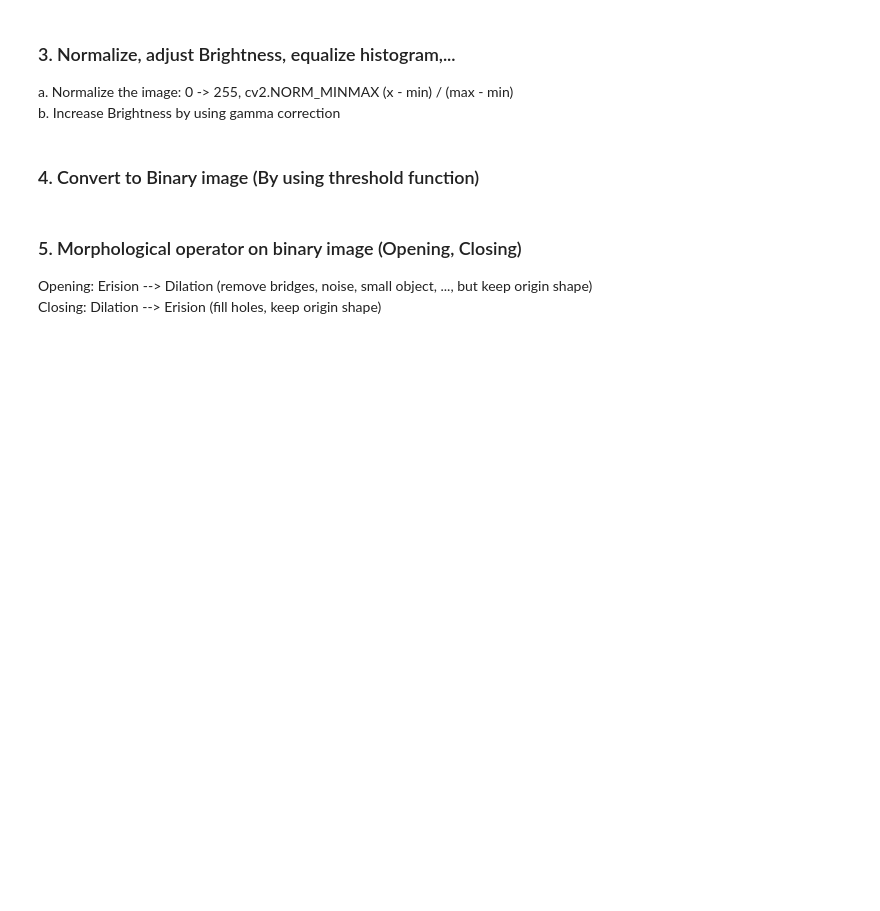
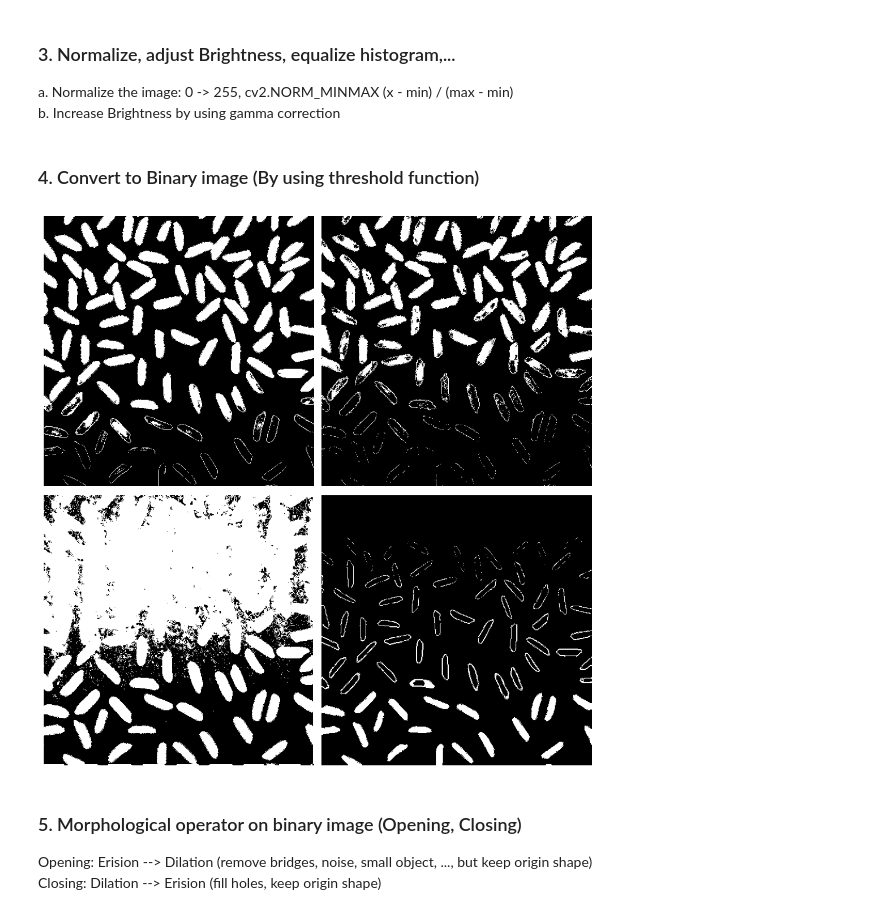
Before and after one commit to VanBao985/cv-project-lab-bkai, a Jupyter notebook: prj_week_1.ipynb, the cells around one changed output. Drawn from its saved outputs; the diff is of its cells as text; code cells hidden in the pictures; blank space fills up the shorter version.

```diff
--- a/prj_week_1.ipynb
+++ b/prj_week_1.ipynb
@@ -104,7 +109,7 @@ b. Increase Brightness by using gamma correction
 normalized_image = []
 for img in laplacian_image:
     normalized = cv2.normalize(img, None, 0, 255, cv2.NORM_MINMAX).astype('uint8')
-    gamma = 0.45
+    gamma = 0.25
     gamma_corrected = np.array(255*((img / 255) ** gamma), dtype = 'uint8')
     normalized_image.append(gamma_corrected)
 # %% [markdown]
@@ -112,12 +117,14 @@ for img in laplacian_image:
 # %%
 binary_image = []
 _, ax = plt.subplots(2, 2, figsize=(10, 10))
 for i, img in enumerate(normalized_image):
-    binary_img= cv2.threshold(img, 140, 255, cv2.THRESH_BINARY)[1]
+    binary_img= cv2.threshold(img, 180, 255, cv2.THRESH_BINARY)[1]
     ax[i // 2, i % 2].imshow(binary_img, cmap="gray"), ax[i // 2, i % 2].axis("off")
     binary_image.append(binary_img)
 plt.tight_layout()
 plt.show()
+# %% [output]
+[figure, added]
 # %% [markdown]
 <h3>5. Morphological operator on binary image (Opening, Closing)</h3>
 Opening: Erision --> Dilation  (remove bridges, noise, small object, ..., but keep origin shape) <br>
```
Also changed, not shown: parts of 3 cells of this notebook, 14 other files.
